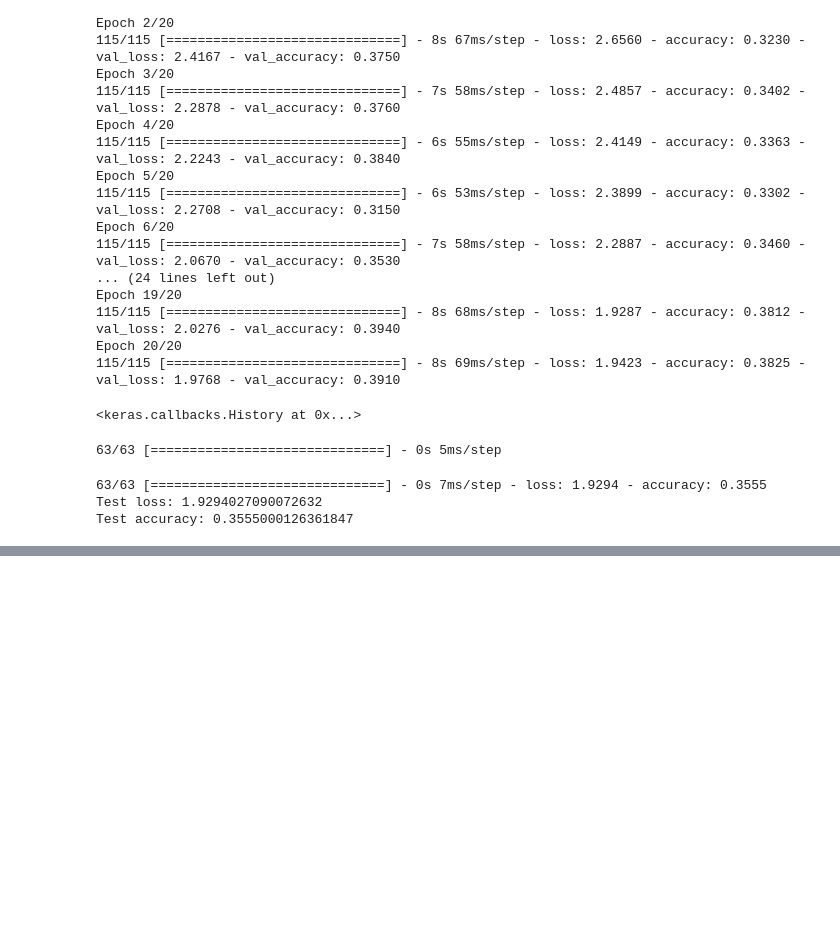
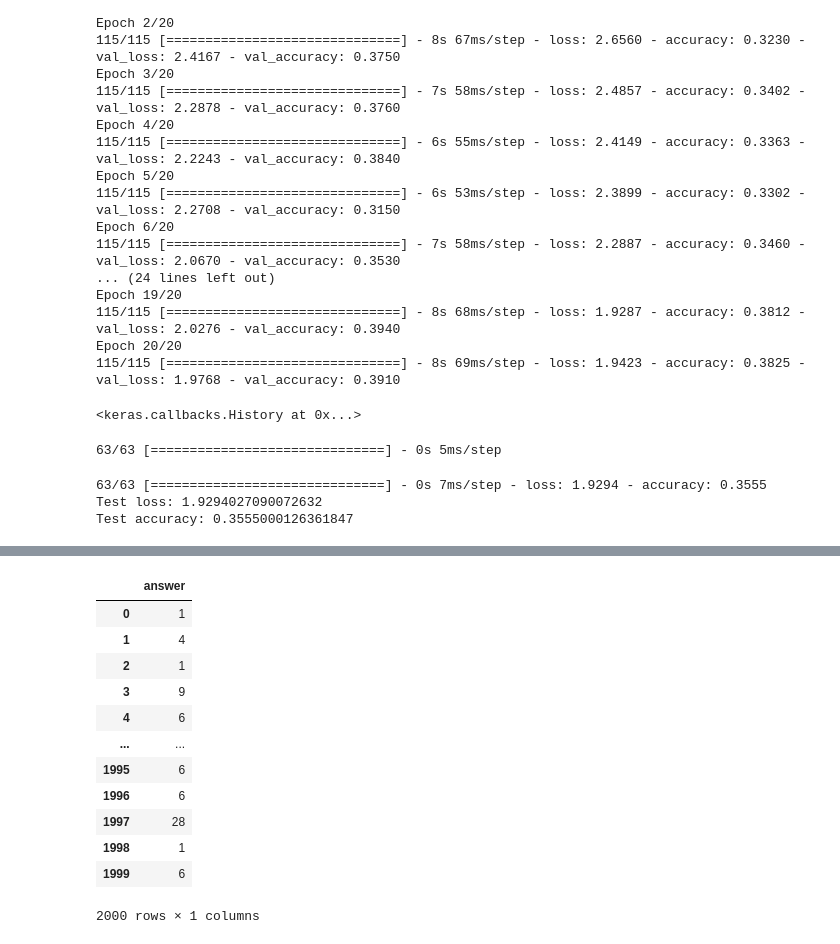
Before and after one commit to KNatali/Naural-networks-VQA, a Jupyter notebook: VQA-Experiments.ipynb, the cells around one changed output, grey strips where cells are left out. Cells and saved outputs as stored; diff of their text form; code cells hidden in the pictures; blank space fills up the shorter version.

```diff
--- a/VQA-Experiments.ipynb
+++ b/VQA-Experiments.ipynb
@@ -499,0 +567,24 @@ Test accuracy: 0.3555000126361847
+# %%
+j=0
+predicted=[]
+for i in outputs5:
+    predicted.append(outputs5[j].argmax())
+    j=j+1
+# %%
+df=pd.DataFrame(predicted,columns=['answer'])
+# %%
+df
+# %% [output]
+|  | answer |
+| 0 | 1 |
+| 1 | 4 |
+| 2 | 1 |
+| 3 | 9 |
+| 4 | 6 |
+| ... | ... |
+| 1995 | 6 |
+| 1996 | 6 |
+| 1997 | 28 |
+| 1998 | 1 |
+| 1999 | 6 |
+2000 rows × 1 columns
```
Also changed, not shown: parts of 15 cells of this notebook, 1 other file.
